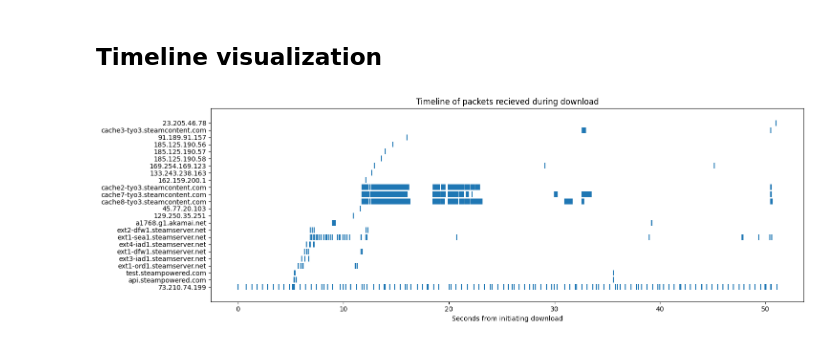
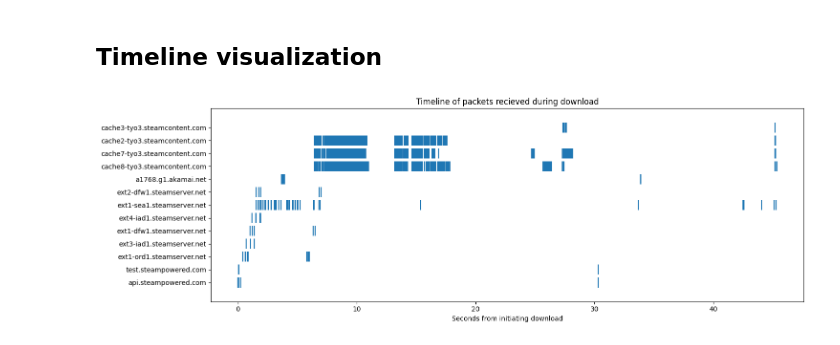
Before and after one commit to icemoon97/steam-pipes, a Jupyter notebook: visualization.ipynb, the cells around one changed output. Cells and saved outputs as stored; diff of their text form; code cells hidden in the pictures.

Commit message:
improved bar charts

```diff
--- a/visualization.ipynb
+++ b/visualization.ipynb
@@ -47,6 +49,8 @@ for ip, ip_stats in sorted(full_stats.items(), key=lambda x: x[1]['bytes_sent'],
     # our IP
     if host.startswith("172"):
         continue
+    if host not in tokyo_hosts:
+        continue
 
     if ip in tokyo_hosts:
         host = tokyo_hosts[ip]
@@ -108,37 +142,42 @@ for packet in packets:
         # our IP
         if src_ip.startswith("172"):
             continue
+        if src_ip not in tokyo_hosts:
+            continue
 
         timestamps[src_ip].append(packet.time)
 # %%
 # Convert absolute timestamps to relative timestamps with the first packet as the baseline
 base_time = min(min(times) for times in timestamps.values())
-
+relative = {}
 for ip, times in timestamps.items():
-    timestamps[ip] = [t - base_time for t in times]
+    relative[ip] = [t - base_time for t in times]
 
 # full list of events for plotting
 hosts = []
 events = []
 
-for ip, timestamps in timestamps.items():
+for ip, times in relative.items():
     if ip in tokyo_hosts:
         hosts.append(tokyo_hosts[ip])
     else:
         hosts.append(ip)
-    events.append(timestamps)
+    events.append(times)
+
+# sorted_data = sorted(zip(hosts, events), key=lambda x: x[0])
+# hosts, events = zip(*sorted_data)
 # %%
 plt.figure(figsize=(15, 5))
 
-for i, timestamps in enumerate(events):
-    plt.eventplot(timestamps, lineoffsets=i, linelengths=0.8)
+for i, s in enumerate(events):
+    plt.eventplot(s, lineoffsets=i, linelengths=0.8)
 
 # Set the y-ticks to use the host labels
 plt.yticks(range(len(hosts)), hosts)
 plt.xlabel('Seconds from initiating download')
 
 plt.title('Timeline of packets recieved during download')
 plt.tight_layout()
 plt.show()
 # %% [output]
-[figure, old version]
+[figure, new version]
```
Also changed, not shown: parts of 5 cells of this notebook.
